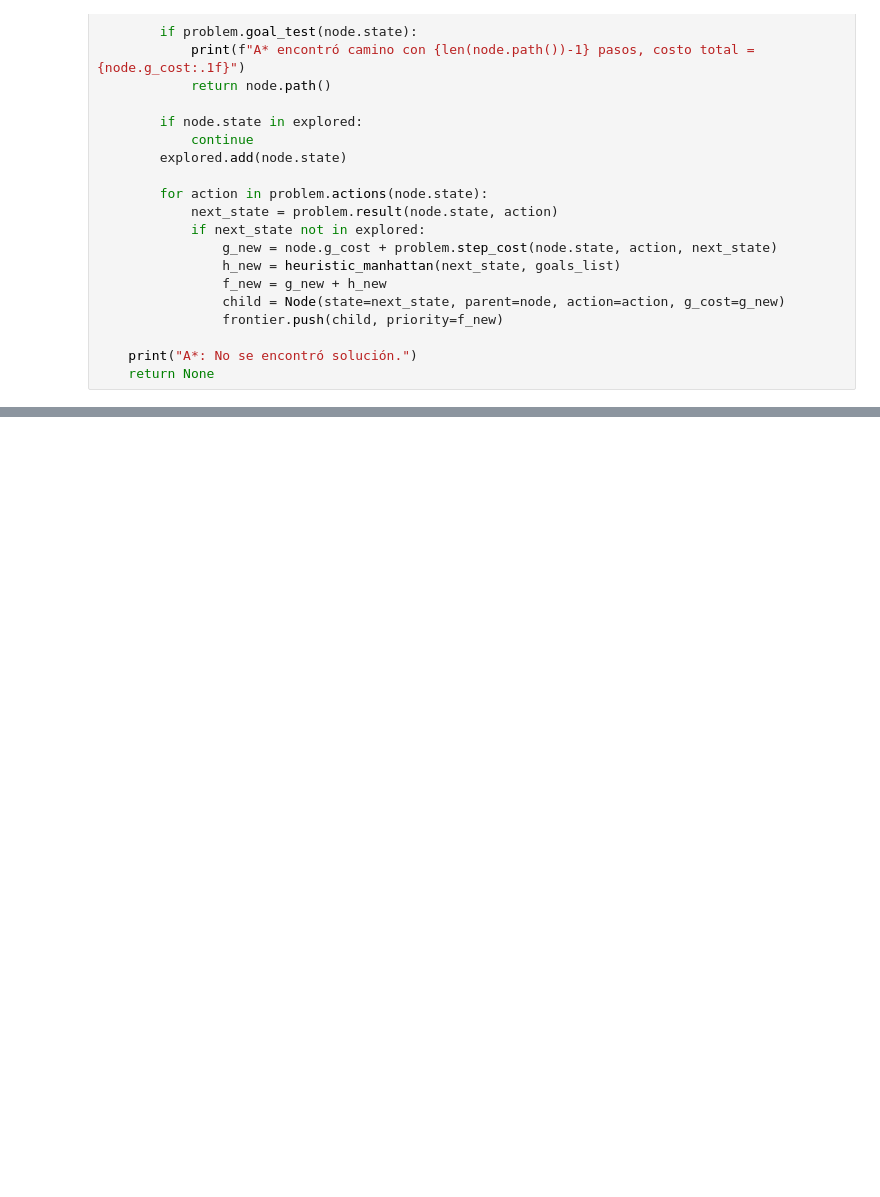
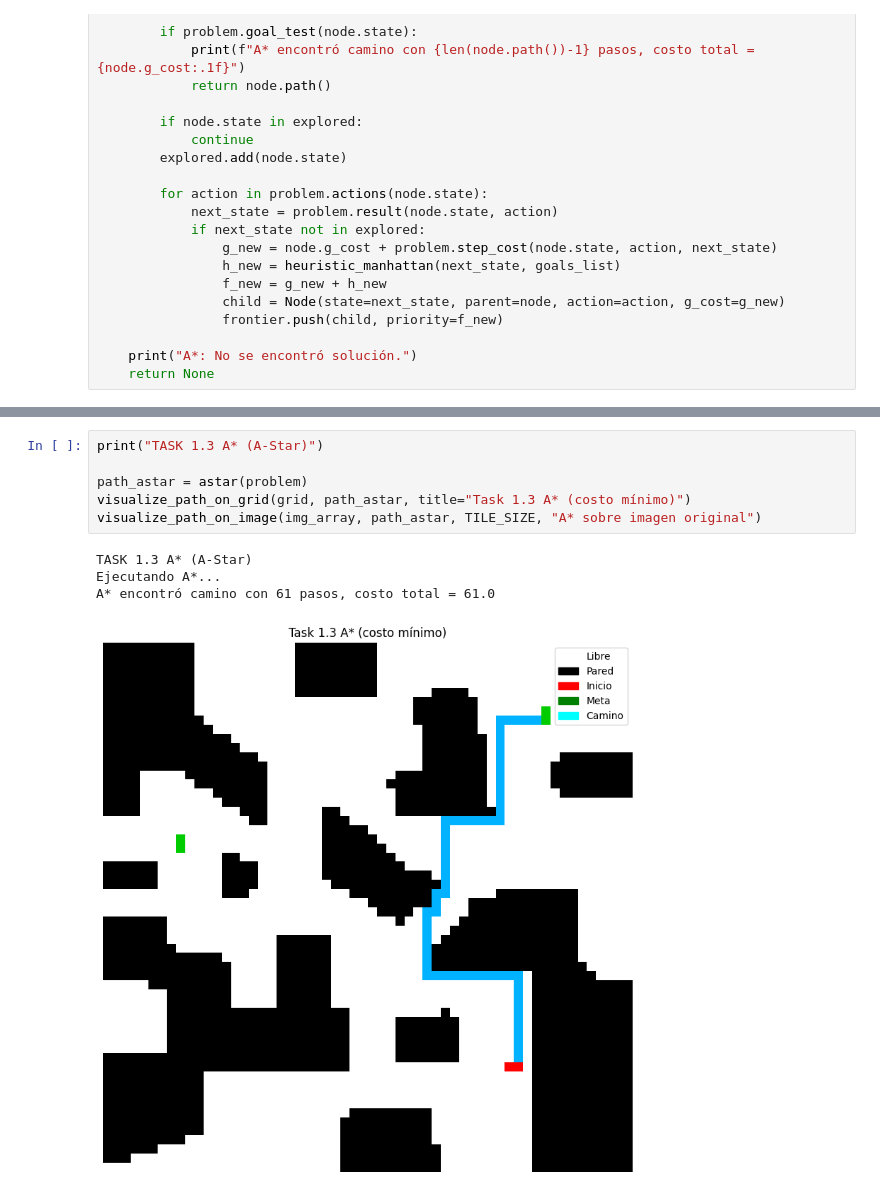
Before and after one commit to Branuvg/AI_PROY1, a Jupyter notebook: project1.ipynb, the cells around one changed output, grey strips where cells are left out. Cells and saved outputs as stored; diff of their text form; blank space fills up the shorter version.

```diff
--- a/project1.ipynb
+++ b/project1.ipynb
@@ -357,0 +457,11 @@ def astar(problem: MazeProblem) -> list: # Algoritmo A* para el laberinto
+# %%
+print("TASK 1.3 A* (A-Star)")
+
+path_astar = astar(problem)
+visualize_path_on_grid(grid, path_astar, title="Task 1.3 A* (costo mínimo)")
+visualize_path_on_image(img_array, path_astar, TILE_SIZE, "A* sobre imagen original")
+# %% [output]
+TASK 1.3 A* (A-Star)
+Ejecutando A*...
+A* encontró camino con 61 pasos, costo total = 61.0
+[figure, added]
```
Also changed, not shown: parts of 7 cells of this notebook.
